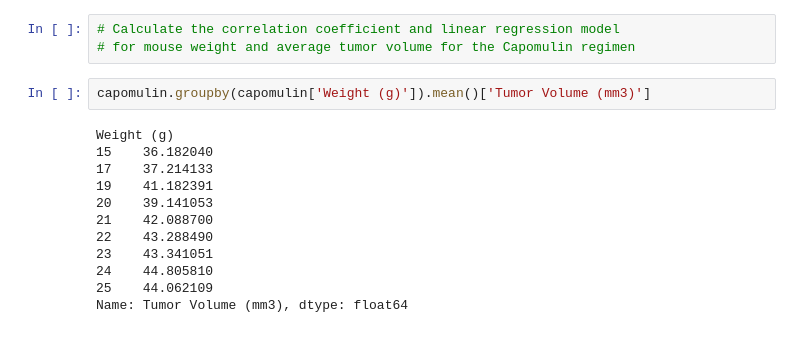
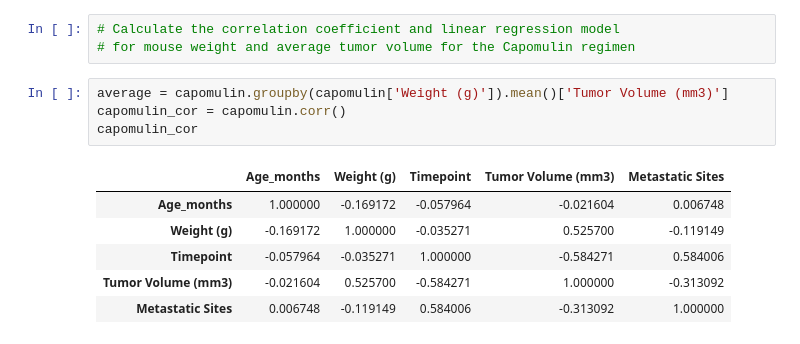
Before and after one commit to meggiepf/matplotlib-challenge, a Jupyter notebook: Instructions/Pymaceuticals/pymaceuticals_starter.ipynb, the cells around one changed output. Cells and saved outputs as stored; diff of their text form.

```diff
--- a/Instructions/Pymaceuticals/pymaceuticals_starter.ipynb
+++ b/Instructions/Pymaceuticals/pymaceuticals_starter.ipynb
@@ -332,16 +332,13 @@ capomulin.plot(kind="scatter", x="Weight (g)", y= ['Tumor Volume (mm3)'], grid=T
 # Calculate the correlation coefficient and linear regression model
 # for mouse weight and average tumor volume for the Capomulin regimen
 # %%
-capomulin.groupby(capomulin['Weight (g)']).mean()['Tumor Volume (mm3)']
+average = capomulin.groupby(capomulin['Weight (g)']).mean()['Tumor Volume (mm3)']
+capomulin_cor = capomulin.corr()
+capomulin_cor
 # %% [output]
-Weight (g)
-15    36.182040
-17    37.214133
-19    41.182391
-20    39.141053
-21    42.088700
-22    43.288490
-23    43.341051
-24    44.805810
-25    44.062109
-Name: Tumor Volume (mm3), dtype: float64
+|  | Age_months | Weight (g) | Timepoint | Tumor Volume (mm3) | Metastatic Sites |
+| Age_months | 1.000000 | -0.169172 | -0.057964 | -0.021604 | 0.006748 |
+| Weight (g) | -0.169172 | 1.000000 | -0.035271 | 0.525700 | -0.119149 |
+| Timepoint | -0.057964 | -0.035271 | 1.000000 | -0.584271 | 0.584006 |
+| Tumor Volume (mm3) | -0.021604 | 0.525700 | -0.584271 | 1.000000 | -0.313092 |
+| Metastatic Sites | 0.006748 | -0.119149 | 0.584006 | -0.313092 | 1.000000 |
```
Also changed, not shown: parts of 1 cell of this notebook.
